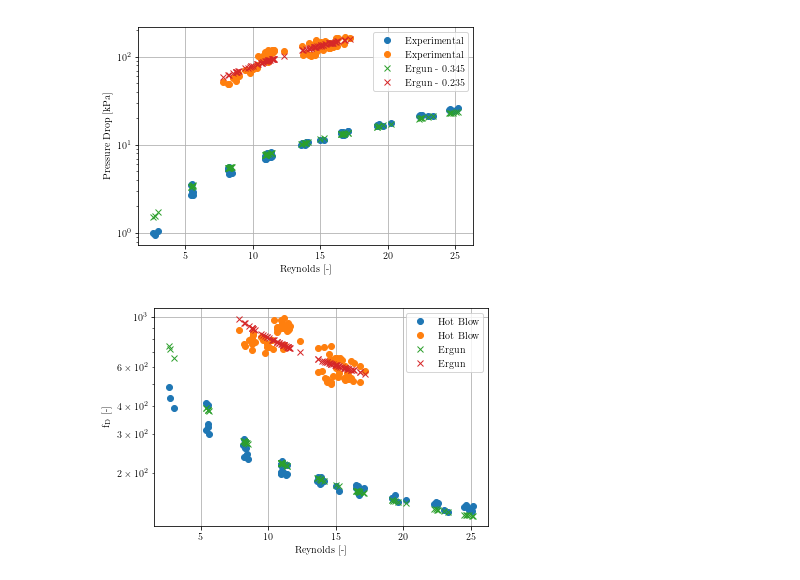
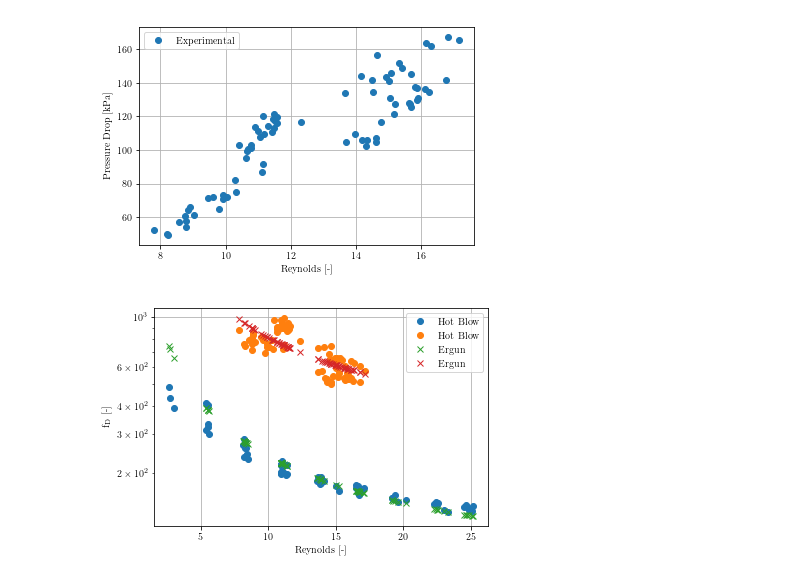
Before and after one commit to gfidelisp/Jupyter, a Jupyter notebook: Codemig/Pressure Drop/Pressur Drop/Results_Henrique/Untitled.ipynb, the cells around one changed output. Saved outputs shown, nothing was run; the diff lists cells and outputs as text; code cells hidden in the pictures.

```diff
--- a/Codemig/Pressure Drop/Pressur Drop/Results_Henrique/Untitled.ipynb
+++ b/Codemig/Pressure Drop/Pressur Drop/Results_Henrique/Untitled.ipynb
@@ -56,16 +81,16 @@ aux = np.arange(0,30)
 # %%
-plt.semilogy(Re_HB,dP,'o',label = 'Experimental')
-plt.semilogy(Re_8,dP_8,'o',label = 'Experimental')
+#plt.semilogy(Re_HB,dP,'o',label = 'Experimental')
+plt.plot(Re_8,dP_8,'o',label = 'Experimental')
 #plt.plot(Re_CB,dP_CB,'o',label = 'Cold Blow')
-semilogy(Re_HB,fit_int(vs,150,1.75,0.345)*(50*10**-3)/1000,'x',label = 'Ergun - 0.345')
-semilogy(Re_8,fit_int(vs_8,150,1.75,0.235)*(100*10**-3)/1000,'x',label = 'Ergun - 0.235')
+#semilogy(Re_HB,fit_int(vs,150,1.75,0.345)*(50*10**-3)/1000,'x',label = 'Ergun - 0.345')
+#semilogy(Re_8,fit_int((vs_8),0.10841338,0.00039666),'x',label = 'Ergun - 0.235')
 #plot(Re_HB,fit_int(vs,150,1.75,0.465)*(50*10**-3)/1000,'x',label = 'Ergun - 0.465')
 #plot(Re_HB,fit_int(vs,9/4*150,3/2*1.75)*(50*10**-3)/1000,'x',label = 'Ergun (?)')
 #plot(Re_HB,fit_int(vs,Coef[0][0],Coef[0][1],0.37)*(50*10**-3)/1000,'x',label = 'Modified')
 plt.legend()
 plt.grid()
 plt.xlabel('Reynolds [-]')
 plt.ylabel('Pressure Drop [kPa]')
 plt.savefig('dP.png',format = 'png', dpi=500,bbox_inches='tight')
 # %% [output]
-[figure, old version]
+[figure, new version]
```
Also changed, not shown: parts of 5 cells of this notebook, 7 other files.
